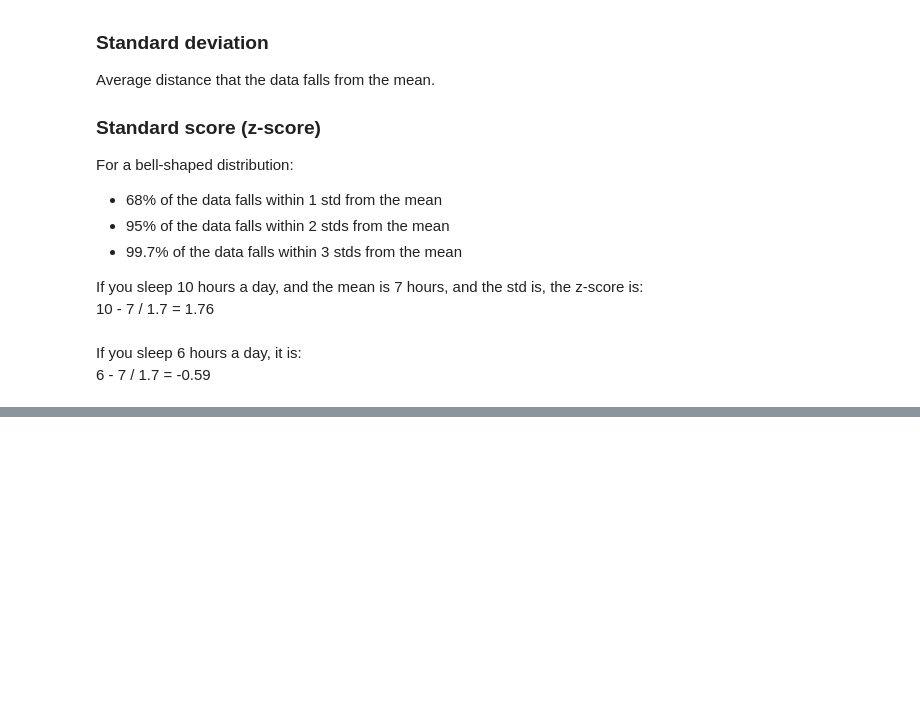
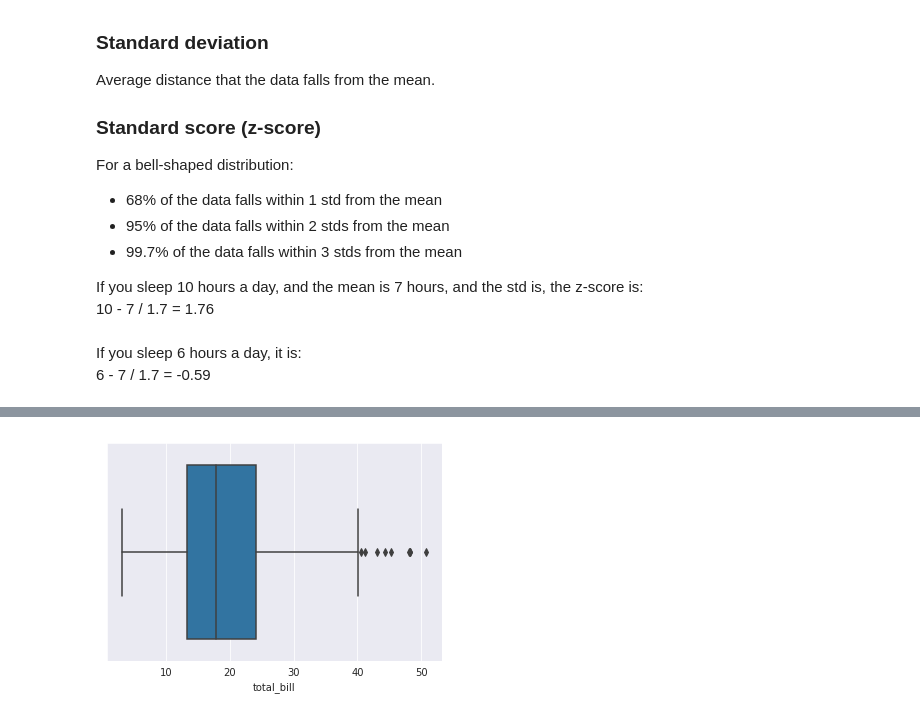
Before and after one commit to cercami/data-science, a Jupyter notebook: coursework/Certificate in Statistics with Python/statistics notes.ipynb, the cells around one changed output, grey strips where cells are left out. Saved outputs shown, nothing was run; the diff lists cells and outputs as text; code cells hidden in the pictures; blank space fills up the shorter version.

```diff
--- a/coursework/Certificate in Statistics with Python/statistics notes.ipynb
+++ b/coursework/Certificate in Statistics with Python/statistics notes.ipynb
@@ -42,0 +77,6 @@ Negative skew:
+# %%
+# Box Plot
+
+sns.boxplot(df.total_bill);
+# %% [output]
+[figure, added]
```
Also changed, not shown: parts of 13 cells of this notebook, 3 other files.
